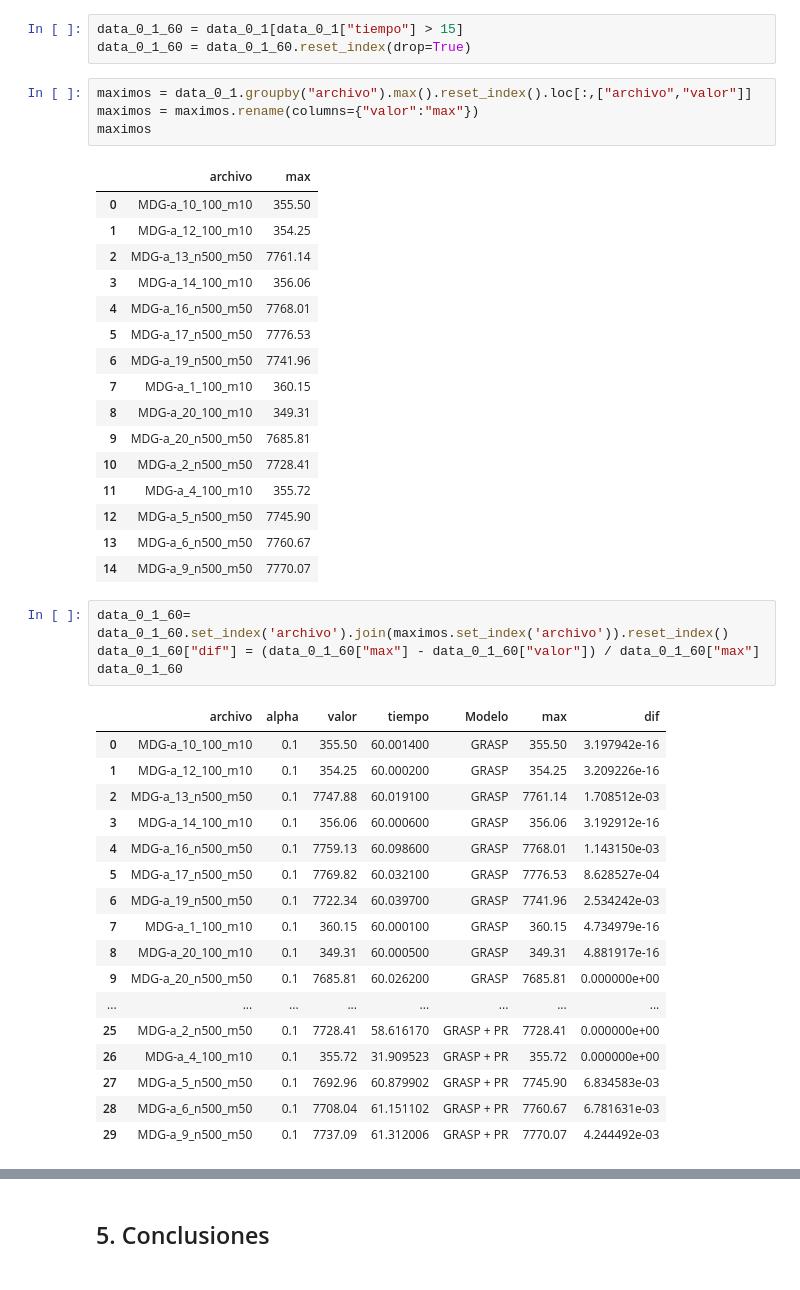
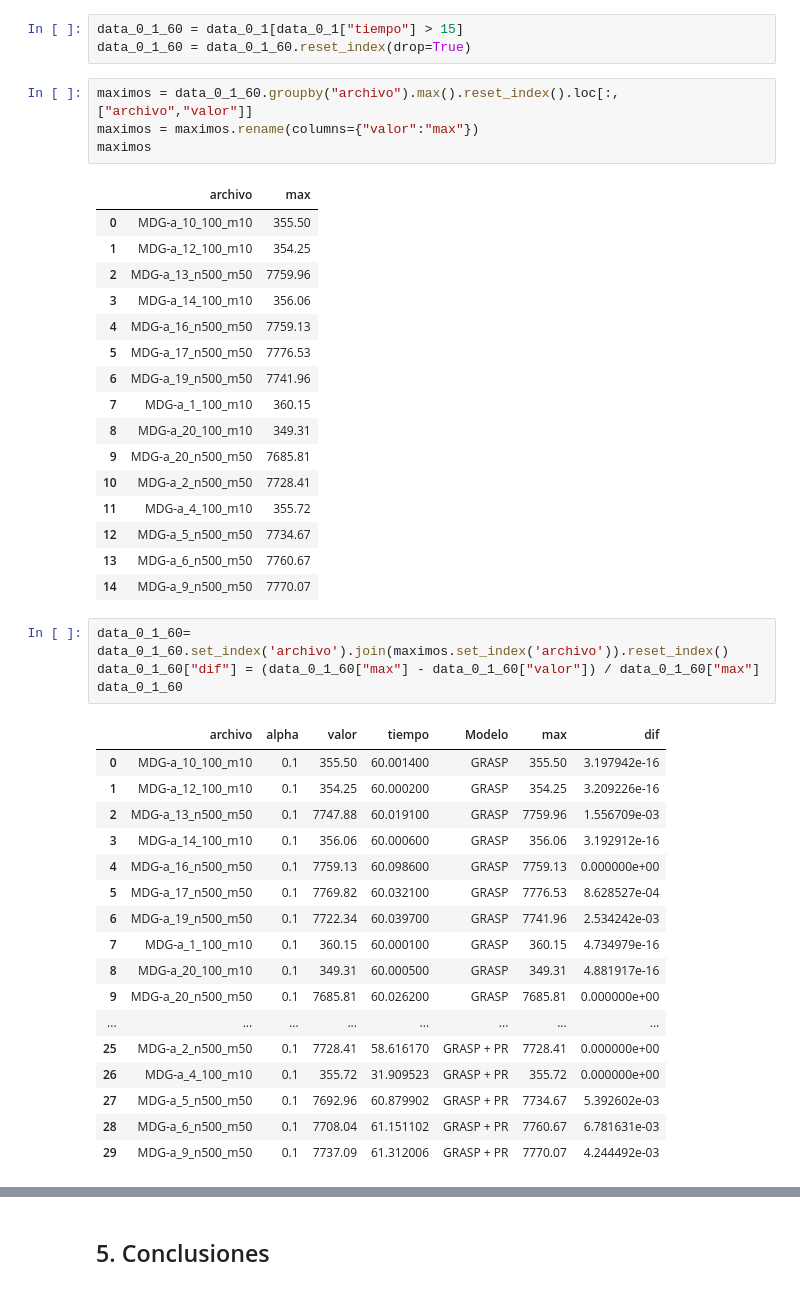
Before and after one commit to ensabai/Trabajo-Log-stica, a Jupyter notebook: notebook.ipynb, the cells around one changed output, grey strips where cells are left out. Cells and saved outputs as stored; diff of their text form.

```diff
--- a/notebook.ipynb
+++ b/notebook.ipynb
@@ -265,16 +265,16 @@ data_0_1.head()
 data_0_1_60 = data_0_1[data_0_1["tiempo"] > 15]
 data_0_1_60 = data_0_1_60.reset_index(drop=True)
 # %%
-maximos = data_0_1.groupby("archivo").max().reset_index().loc[:,["archivo","valor"]]
+maximos = data_0_1_60.groupby("archivo").max().reset_index().loc[:,["archivo","valor"]]
 maximos = maximos.rename(columns={"valor":"max"})
 maximos
 # %% [output]
 |  | archivo | max |
 | 0 | MDG-a_10_100_m10 | 355.50 |
 | 1 | MDG-a_12_100_m10 | 354.25 |
-| 2 | MDG-a_13_n500_m50 | 7761.14 |
+| 2 | MDG-a_13_n500_m50 | 7759.96 |
 | 3 | MDG-a_14_100_m10 | 356.06 |
-| 4 | MDG-a_16_n500_m50 | 7768.01 |
+| 4 | MDG-a_16_n500_m50 | 7759.13 |
 | 5 | MDG-a_17_n500_m50 | 7776.53 |
 | 6 | MDG-a_19_n500_m50 | 7741.96 |
 | 7 | MDG-a_1_100_m10 | 360.15 |
@@ -282,7 +282,7 @@ maximos
 | 9 | MDG-a_20_n500_m50 | 7685.81 |
 | 10 | MDG-a_2_n500_m50 | 7728.41 |
 | 11 | MDG-a_4_100_m10 | 355.72 |
-| 12 | MDG-a_5_n500_m50 | 7745.90 |
+| 12 | MDG-a_5_n500_m50 | 7734.67 |
 | 13 | MDG-a_6_n500_m50 | 7760.67 |
 | 14 | MDG-a_9_n500_m50 | 7770.07 |
 # %%
@@ -293,9 +293,9 @@ data_0_1_60
 |  | archivo | alpha | valor | tiempo | Modelo | max | dif |
 | 0 | MDG-a_10_100_m10 | 0.1 | 355.50 | 60.001400 | GRASP | 355.50 | 3.197942e-16 |
 | 1 | MDG-a_12_100_m10 | 0.1 | 354.25 | 60.000200 | GRASP | 354.25 | 3.209226e-16 |
-| 2 | MDG-a_13_n500_m50 | 0.1 | 7747.88 | 60.019100 | GRASP | 7761.14 | 1.708512e-03 |
+| 2 | MDG-a_13_n500_m50 | 0.1 | 7747.88 | 60.019100 | GRASP | 7759.96 | 1.556709e-03 |
 | 3 | MDG-a_14_100_m10 | 0.1 | 356.06 | 60.000600 | GRASP | 356.06 | 3.192912e-16 |
-| 4 | MDG-a_16_n500_m50 | 0.1 | 7759.13 | 60.098600 | GRASP | 7768.01 | 1.143150e-03 |
+| 4 | MDG-a_16_n500_m50 | 0.1 | 7759.13 | 60.098600 | GRASP | 7759.13 | 0.000000e+00 |
 | 5 | MDG-a_17_n500_m50 | 0.1 | 7769.82 | 60.032100 | GRASP | 7776.53 | 8.628527e-04 |
 | 6 | MDG-a_19_n500_m50 | 0.1 | 7722.34 | 60.039700 | GRASP | 7741.96 | 2.534242e-03 |
 | 7 | MDG-a_1_100_m10 | 0.1 | 360.15 | 60.000100 | GRASP | 360.15 | 4.734979e-16 |
@@ -304,7 +304,7 @@ data_0_1_60
 | ... | ... | ... | ... | ... | ... | ... | ... |
 | 25 | MDG-a_2_n500_m50 | 0.1 | 7728.41 | 58.616170 | GRASP + PR | 7728.41 | 0.000000e+00 |
 | 26 | MDG-a_4_100_m10 | 0.1 | 355.72 | 31.909523 | GRASP + PR | 355.72 | 0.000000e+00 |
-| 27 | MDG-a_5_n500_m50 | 0.1 | 7692.96 | 60.879902 | GRASP + PR | 7745.90 | 6.834583e-03 |
+| 27 | MDG-a_5_n500_m50 | 0.1 | 7692.96 | 60.879902 | GRASP + PR | 7734.67 | 5.392602e-03 |
 | 28 | MDG-a_6_n500_m50 | 0.1 | 7708.04 | 61.151102 | GRASP + PR | 7760.67 | 6.781631e-03 |
 | 29 | MDG-a_9_n500_m50 | 0.1 | 7737.09 | 61.312006 | GRASP + PR | 7770.07 | 4.244492e-03 |
 # %%
```
Also changed, not shown: parts of 5 cells of this notebook.
